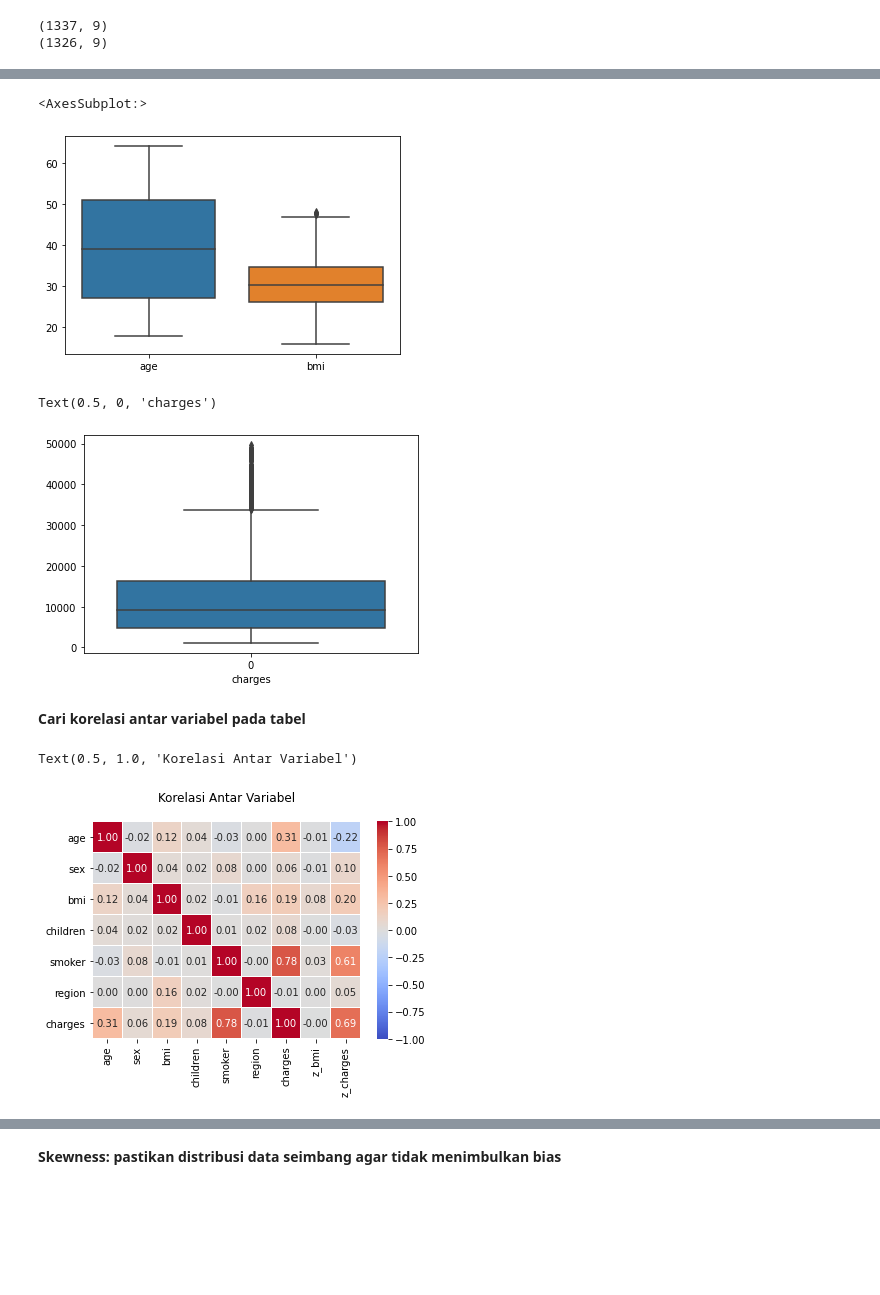
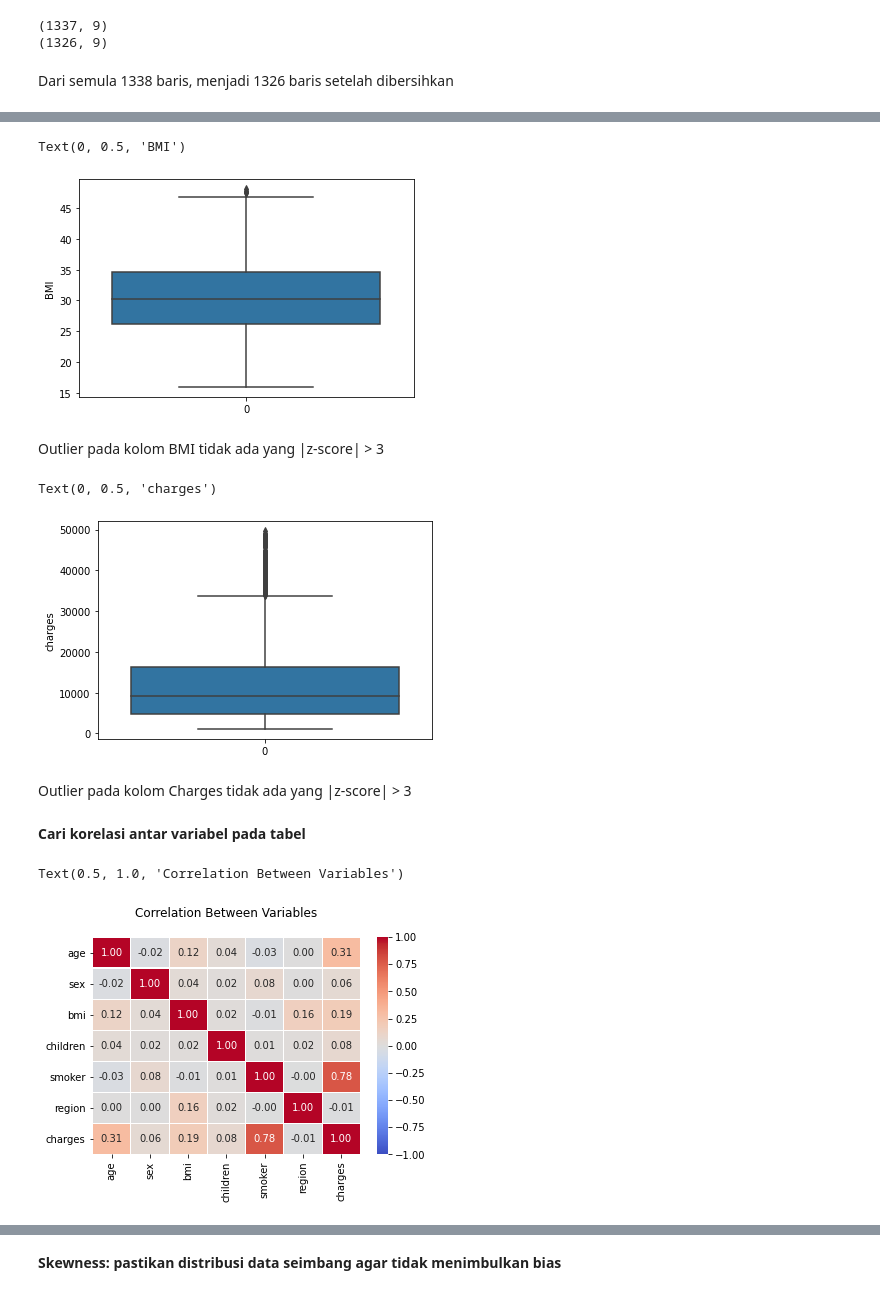
Before and after one commit to pvannyamelia/dsc_kuliah, a Jupyter notebook: data_science/capstone/_capstone LinRegress.ipynb, the cells around one changed output, grey strips where cells are left out. Cells and saved outputs as stored; diff of their text form; code cells hidden in the pictures; blank space fills up the shorter version.

```diff
--- a/data_science/capstone/_capstone LinRegress.ipynb
+++ b/data_science/capstone/_capstone LinRegress.ipynb
@@ -182,6 +187,8 @@ print(df.shape)
 # %% [output]
 (1337, 9)
 (1326, 9)
+# %% [markdown]
+Dari semula 1338 baris, menjadi 1326 baris setelah dibersihkan
 # %%
 df.describe()
 # %% [output]
@@ -195,23 +202,29 @@ df.describe()
 | 75% | 51.000000 | 1.000000 | 34.560000 | 2.000000 | 0.000000 | 2.000000 | 16389.832412 | 1.149268 | 0.910357 |
 | max | 64.000000 | 1.000000 | 48.070000 | 5.000000 | 1.000000 | 3.000000 | 49577.662400 | 2.854381 | 2.998435 |
 # %%
-sns.boxplot(data=df[['age', 'bmi']])
+sns.boxplot(data=df['bmi'])
+plt.ylabel('BMI')
 # %% [output]
-<AxesSubplot:>
+Text(0, 0.5, 'BMI')
-[figure, old version]
+[figure, new version]
+# %% [markdown]
+Outlier pada kolom BMI tidak ada yang |z-score| > 3
 # %%
 sns.boxplot(data=df['charges'])
-plt.xlabel('charges')
+plt.ylabel('charges')
 # %% [output]
-Text(0.5, 0, 'charges')
+Text(0, 0.5, 'charges')
-[figure, old version]
+[figure, new version]
+# %% [markdown]
+Outlier pada kolom Charges tidak ada yang |z-score| > 3
 # %% [markdown]
 **Cari korelasi antar variabel pada tabel**
 # %%
+df = df.drop(columns=['z_bmi', 'z_charges'])
 corr = df.corr()
-sns.heatmap(corr[:-2], vmin=-1, vmax=1, cmap = 'coolwarm', annot=True, fmt='.2f', linewidths=0.1)
-plt.title("Korelasi Antar Variabel", pad=20)
+sns.heatmap(corr, vmin=-1, vmax=1, cmap = 'coolwarm', annot=True, fmt='.2f', linewidths=0.1)
+plt.title("Correlation Between Variables", pad=20)
 # %% [output]
-Text(0.5, 1.0, 'Korelasi Antar Variabel')
+Text(0.5, 1.0, 'Correlation Between Variables')
-[figure, old version]
+[figure, new version]
 # %% [markdown]
```
Also changed, not shown: parts of 28 cells of this notebook, 3 other files.
